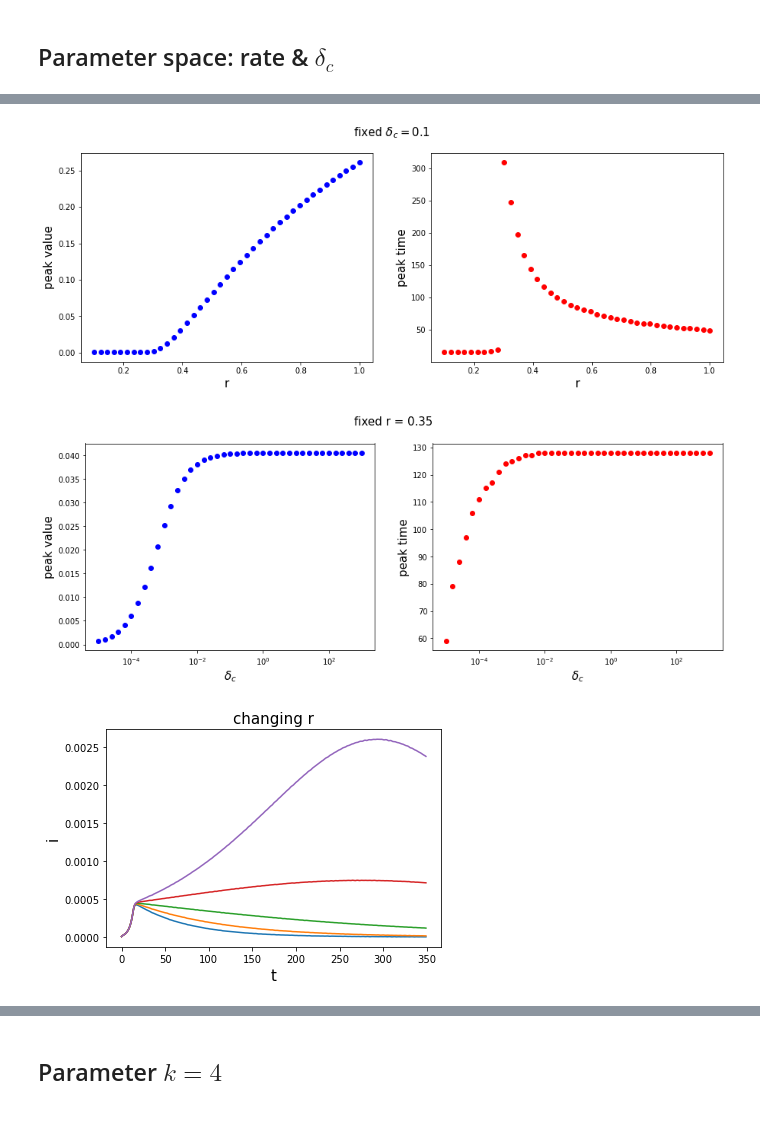
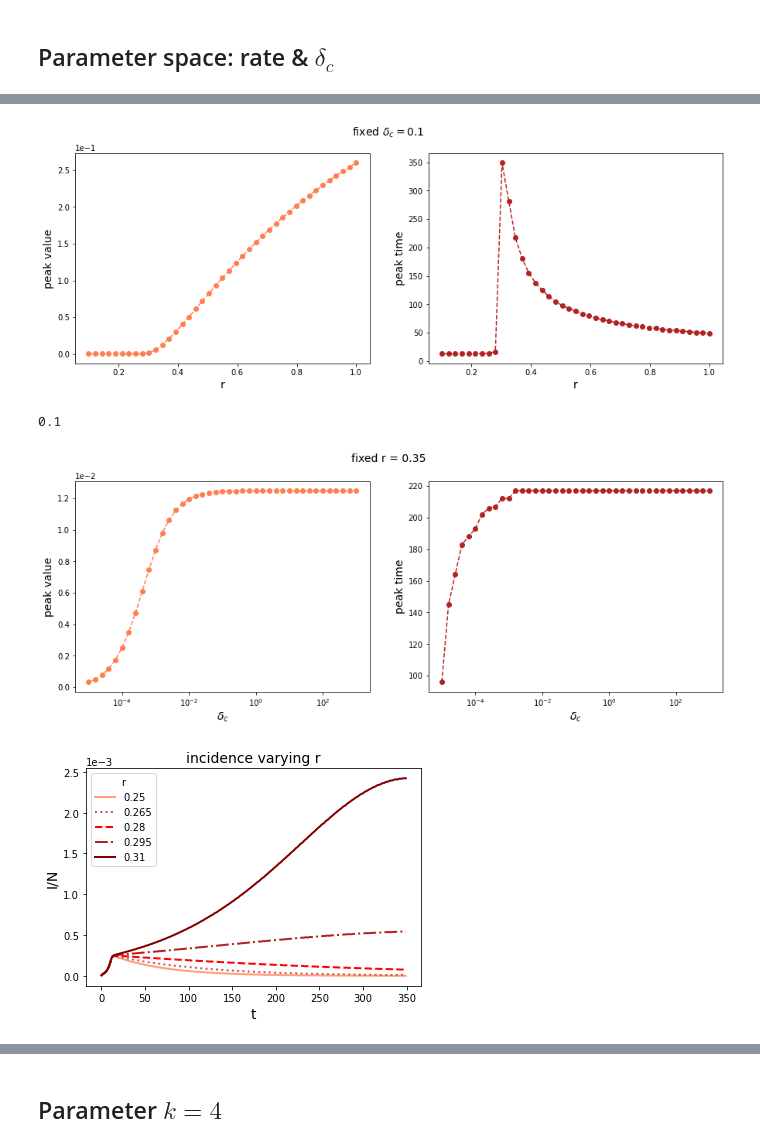
Before and after one commit to giuliacampesan/LDEProject, a Jupyter notebook: LDE_Project.ipynb, the cells around one changed output, grey strips where cells are left out. Drawn from its saved outputs; the diff is of its cells as text; code cells hidden in the pictures; blank space fills up the shorter version.

```diff
--- a/LDE_Project.ipynb
+++ b/LDE_Project.ipynb
@@ -106,0 +109,24 @@ for i,(col,col1) in enumerate(zip(x, x1)):
+# %%
+fig, axs = plt.subplots(2, 2, figsize=(16, 12))
+
+
+z = [S, I, H, D]
+z1 = [S1, I1, H1, D1]
+
+names = ['susceptibles', 'infected', 'hospitalized', 'deads']
+labels = ['S/N', 'I/N', 'H/N', 'D/N']
+for i,(col,col1) in enumerate(zip(z, z1)):
+
+    ax = axs[m.floor(i/2), i%2]
+    ax.plot(t, col.T, color='red', lw=2)
+    ax.plot(t, col1.T, color='green', lw=2)
+    ax.set_xlabel('t', fontsize=14)
+    ax.set_ylabel(labels[i], fontsize=14)
+    ax.ticklabel_format(axis="y", style="sci", scilimits=(0,0))
+    ax.set_title(names[i], fontsize=14)
+
+
+fig.legend(['permanent, short term fear', 'permanent, no fear'],
+                         loc='lower center')
+plt.savefig('permanent_VS_no_fear.png', dpi=300)
+plt.show()
@@ -175,59 +207,73 @@ plt.show()
 # fixed delta_c
 fig, (ax1,ax2) = plt.subplots(1,2, figsize=(15,5))
 
-ax1.plot(rates, peak_values[25,:], 'bo')
-ax1.set_xlabel('r')
-ax1.set_ylabel('peak value')
+ax1.plot(rates, peak_values[20,:], 'o', color='coral', linestyle='--')
+ax1.set_xlabel('r', fontsize=14)
+ax1.set_ylabel('peak value', fontsize=14)
 ax1.ticklabel_format(axis="y", style="sci", scilimits=(0,0))
 
-ax2.plot(rates, peak_times[25,:], 'ro')
-ax2.set_xlabel('r')
-ax2.set_ylabel('peak time')
+ax2.plot(rates, peak_times[20,:], 'o', color='firebrick', linestyle='--')
+ax2.set_xlabel('r', fontsize=14)
+ax2.set_ylabel('peak time', fontsize=14)
 
-fig.suptitle(r'fixed $\delta_c = 0.1$')
+fig.suptitle(r'fixed $\delta_c = 0.1$', fontsize=14)
+plt.savefig('fixed_delta_peak.png')
 plt.show()
 # %% [output]
-[figure, old version]
+[figure, new version]
+# %%
+delta_c[20]
+# %% [output]
+0.1
 # %%
 # fixed rate
 fig, (ax1,ax2) = plt.subplots(1,2, figsize=(15,5))
 
-ax1.plot(delta_c, peak_values[:,14], 'bo')
+ax1.plot(delta_c, peak_values[:,11], 'o', color='coral', linestyle='--')
 ax1.set_xscale('log')
-ax1.set_xlabel(r'$\delta_c$')
-ax1.set_ylabel('peak value')
+ax1.set_xlabel(r'$\delta_c$', fontsize=14)
+ax1.set_ylabel('peak value', fontsize=14)
 ax1.ticklabel_format(axis="y", style="sci", scilimits=(0,0))
 
-ax2.plot(delta_c, peak_times[:,14], 'ro')
+ax2.plot(delta_c, peak_times[:,11], 'o', color='firebrick', linestyle='--')
 ax2.set_xscale('log')
-ax2.set_xlabel(r'$\delta_c$')
-ax2.set_ylabel('peak time')
+ax2.set_xlabel(r'$\delta_c$', fontsize=14)
+ax2.set_ylabel('peak time', fontsize=14)
 
-fig.suptitle('fixed r = 0.35')
+fig.suptitle('fixed r = 0.35', fontsize=14)
+plt.savefig('fixed_r_peak.png',dpi=300)
 plt.show()
 # %% [output]
-[figure, old version]
+[figure, new version]
 # %%
 # infected dynamics
 # changing rates
+from matplotlib import cm
 
 delta_c = 1e-1
 rates = np.linspace(0.25, 0.31, 5)
 
 Is = np.zeros(shape=(5, t_max))
 for i,r in enumerate(rates):
     sol = solve_ivp(mymodel_hosp, [0,t_max], z0, dense_output=True, args=(beta, mu, gamma, fD, delta_c, k, nu, r, t_thrsld))
     S, E, I, R, H, D = sol.sol(t)
     Is[i,:]=I
 
-plt.plot(t,Is.T)
-plt.xlabel('t')
-plt.ylabel('i')
+colors = ['lightsalmon', 'indianred', 'red', 'firebrick','maroon']
+linestyles = ['solid', 'dotted', 'dashed', 'dashdot', 'solid']
+
+for i in range(5):
+    plt.plot(t, Is[i], color=colors[i], linewidth=2, linestyle=linestyles[i])
+
+plt.xlabel('t', fontsize=14)
+plt.ylabel('I/N', fontsize=14)
 plt.ticklabel_format(axis="y", style="sci", scilimits=(0,0))
-plt.title('changing r')
+plt.title('incidence varying r', fontsize=14)
+plt.legend(rates, title='r')
+plt.savefig('incidence_varying_r.png', dpi=300)
 plt.show()
 # %% [output]
-[figure, old version]
+[figure, new version]
 # %%
 # infected dynamics
 # changing delta_c
```
Also changed, not shown: parts of 23 cells of this notebook.
